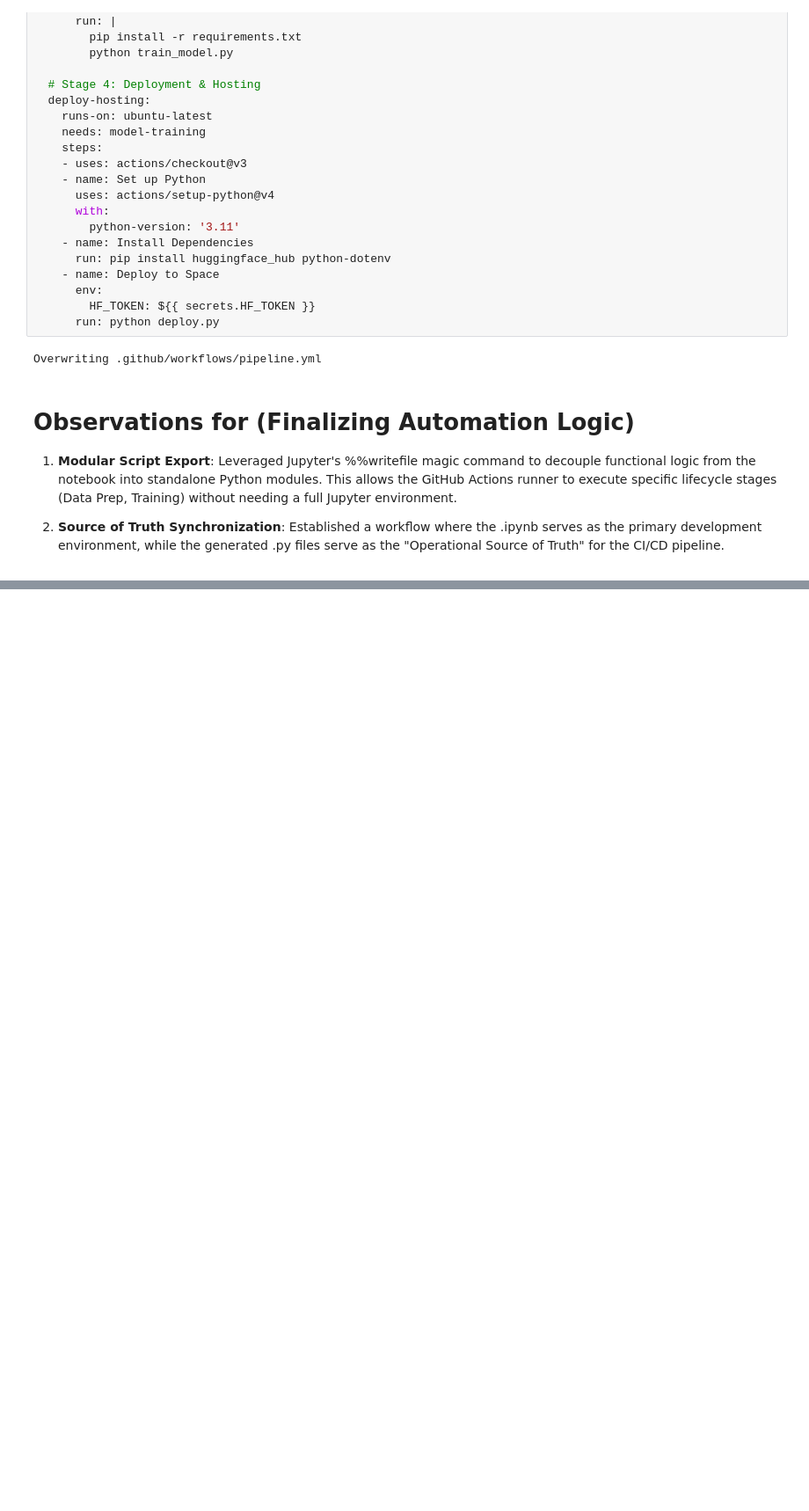
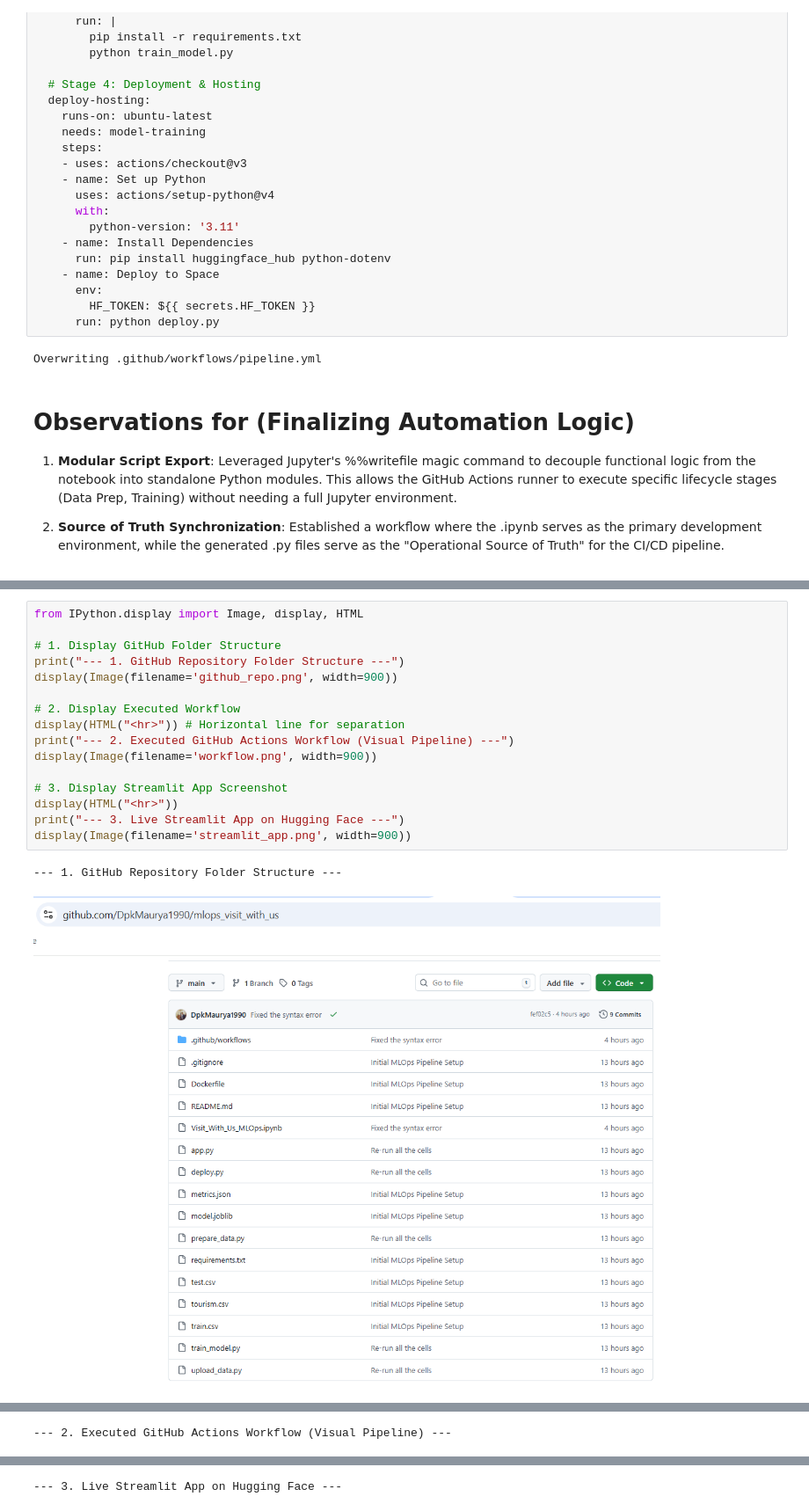
Before and after one commit to DpkMaurya1990/mlops_visit_with_us, a Jupyter notebook: Visit_With_Us_MLOps.ipynb, the cells around one changed output, grey strips where cells are left out. Shown at 88% size. Saved outputs shown, nothing was run; the diff lists cells and outputs as text; blank space fills up the shorter version.

Commit message:
Screen Short Added

```diff
--- a/Visit_With_Us_MLOps.ipynb
+++ b/Visit_With_Us_MLOps.ipynb
@@ -667,0 +684,19 @@ Overwriting .github/workflows/pipeline.yml
+# %%
+from IPython.display import Image, display, HTML
+
+# 1. Display GitHub Folder Structure
+print("--- 1. GitHub Repository Folder Structure ---")
+display(Image(filename='github_repo.png', width=900))
+
+# 2. Display Executed Workflow
+display(HTML("<hr>")) # Horizontal line for separation
+print("--- 2. Executed GitHub Actions Workflow (Visual Pipeline) ---")
+display(Image(filename='workflow.png', width=900))
+
+# 3. Display Streamlit App Screenshot
+display(HTML("<hr>"))
+print("--- 3. Live Streamlit App on Hugging Face ---")
+display(Image(filename='streamlit_app.png', width=900))
+# %% [output]
+--- 1. GitHub Repository Folder Structure ---
+[figure, added]
@@ -667,0 +704 @@ Overwriting .github/workflows/pipeline.yml
+--- 2. Executed GitHub Actions Workflow (Visual Pipeline) ---
@@ -667,0 +707 @@ Overwriting .github/workflows/pipeline.yml
+--- 3. Live Streamlit App on Hugging Face ---
```
Also changed, not shown: parts of 4 cells of this notebook, 3 other files.
